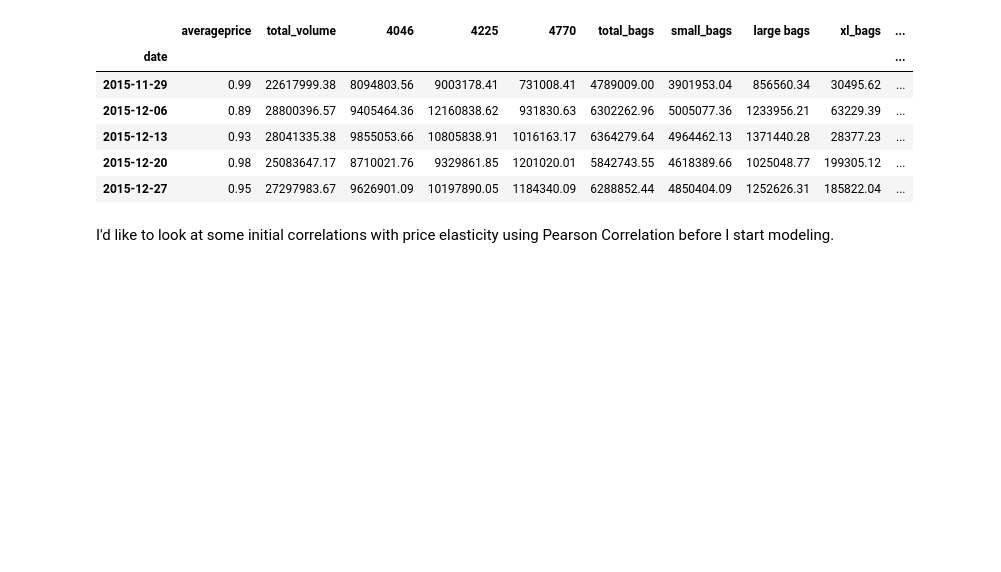
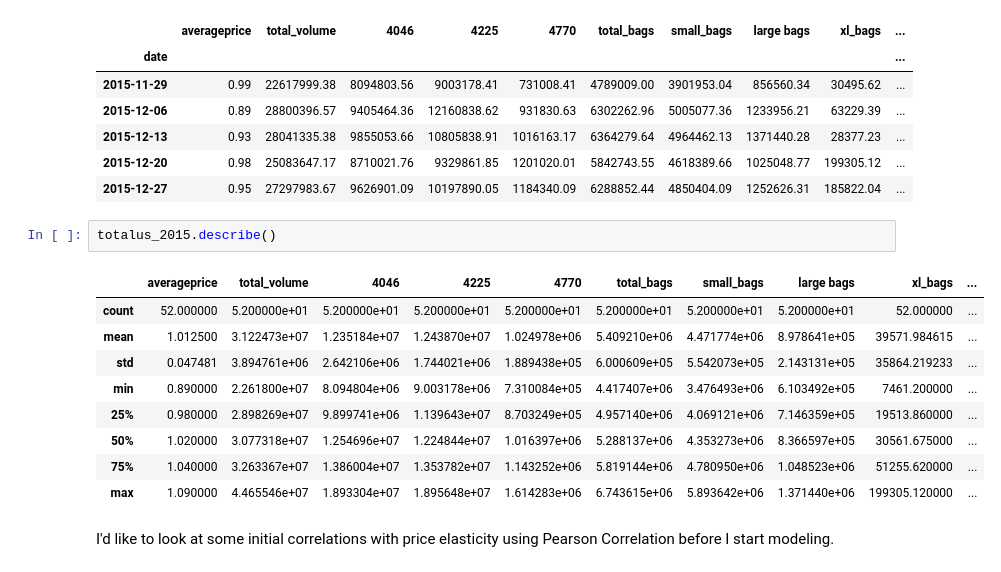
Before and after one commit to melissammcmillan/price_elasticity_of_avocados, a Jupyter notebook: 1_Avocado_EDA.ipynb, the cells around one changed output. Saved outputs shown, nothing was run; the diff lists cells and outputs as text; blank space fills up the shorter version.

```diff
--- a/1_Avocado_EDA.ipynb
+++ b/1_Avocado_EDA.ipynb
@@ -197,6 +196,18 @@ totalus_2015.tail()
 | 2015-12-13 | 0.93 | 28041335.38 | 9855053.66 | 10805838.91 | 1016163.17 | 6364279.64 | 4964462.13 | 1371440.28 | 28377.23 | ... |
 | 2015-12-20 | 0.98 | 25083647.17 | 8710021.76 | 9329861.85 | 1201020.01 | 5842743.55 | 4618389.66 | 1025048.77 | 199305.12 | ... |
 | 2015-12-27 | 0.95 | 27297983.67 | 9626901.09 | 10197890.05 | 1184340.09 | 6288852.44 | 4850404.09 | 1252626.31 | 185822.04 | ... |
+# %%
+totalus_2015.describe()
+# %% [output]
+|  | averageprice | total_volume | 4046 | 4225 | 4770 | total_bags | small_bags | large bags | xl_bags | ... |
+| count | 52.000000 | 5.200000e+01 | 5.200000e+01 | 5.200000e+01 | 5.200000e+01 | 5.200000e+01 | 5.200000e+01 | 5.200000e+01 | 52.000000 | ... |
+| mean | 1.012500 | 3.122473e+07 | 1.235184e+07 | 1.243870e+07 | 1.024978e+06 | 5.409210e+06 | 4.471774e+06 | 8.978641e+05 | 39571.984615 | ... |
+| std | 0.047481 | 3.894761e+06 | 2.642106e+06 | 1.744021e+06 | 1.889438e+05 | 6.000609e+05 | 5.542073e+05 | 2.143131e+05 | 35864.219233 | ... |
+| min | 0.890000 | 2.261800e+07 | 8.094804e+06 | 9.003178e+06 | 7.310084e+05 | 4.417407e+06 | 3.476493e+06 | 6.103492e+05 | 7461.200000 | ... |
+| 25% | 0.980000 | 2.898269e+07 | 9.899741e+06 | 1.139643e+07 | 8.703249e+05 | 4.957140e+06 | 4.069121e+06 | 7.146359e+05 | 19513.860000 | ... |
+| 50% | 1.020000 | 3.077318e+07 | 1.254696e+07 | 1.224844e+07 | 1.016397e+06 | 5.288137e+06 | 4.353273e+06 | 8.366597e+05 | 30561.675000 | ... |
+| 75% | 1.040000 | 3.263367e+07 | 1.386004e+07 | 1.353782e+07 | 1.143252e+06 | 5.819144e+06 | 4.780950e+06 | 1.048523e+06 | 51255.620000 | ... |
+| max | 1.090000 | 4.465546e+07 | 1.893304e+07 | 1.895648e+07 | 1.614283e+06 | 6.743615e+06 | 5.893642e+06 | 1.371440e+06 | 199305.120000 | ... |
 # %% [markdown]
 I'd like to look at some initial correlations with price elasticity using Pearson Correlation before I start modeling.
 # %%
```
Also changed, not shown: parts of 8 cells of this notebook, 2 other files.
